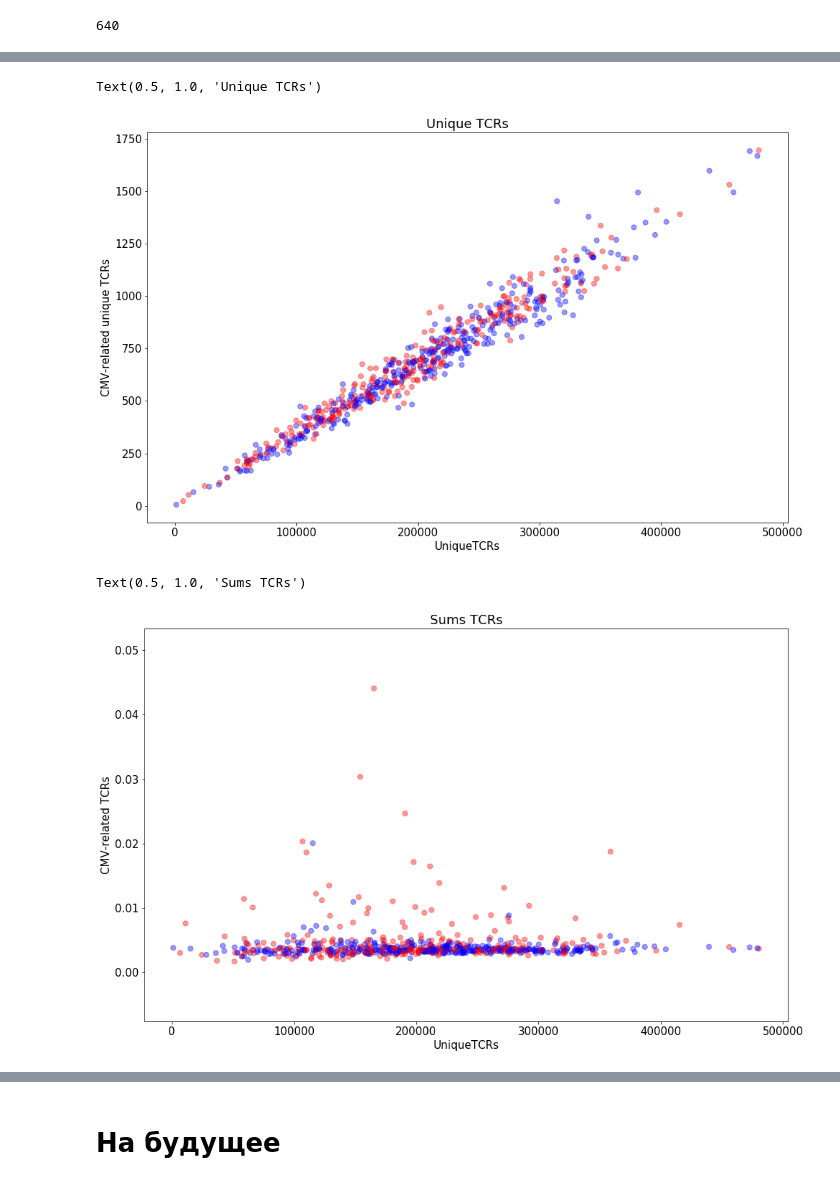
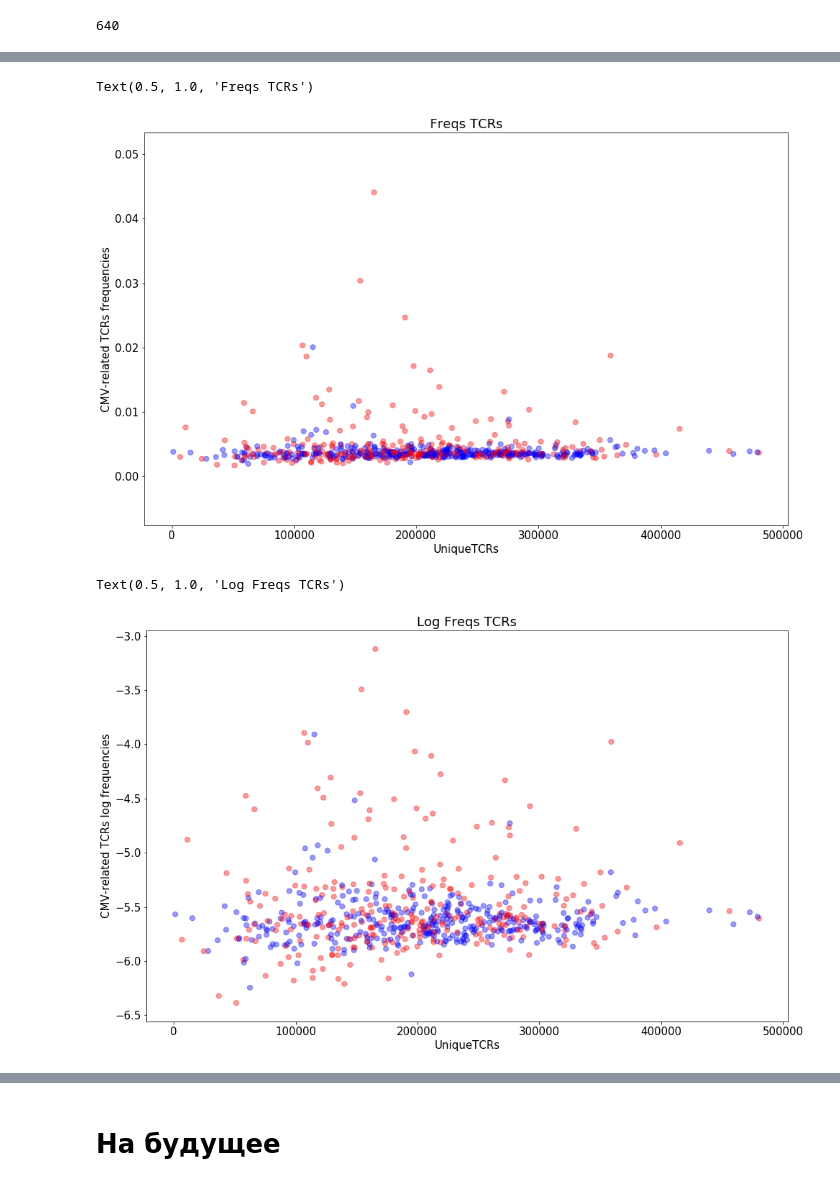
Before and after one commit to akseshina/CMV_project, a Jupyter notebook: vdjmatch_to_cmv_vdjdb/analyze_results.ipynb, the cells around one changed output, grey strips where cells are left out. Cells and saved outputs as stored; diff of their text form; code cells hidden in the pictures.

```diff
--- a/vdjmatch_to_cmv_vdjdb/analyze_results.ipynb
+++ b/vdjmatch_to_cmv_vdjdb/analyze_results.ipynb
@@ -92,22 +103,22 @@ len(meta_s)
 # %%
 plt.figure(figsize=(16, 10))
-plt.scatter(meta_s['unique_TCR'], meta_s['CMV_unique'],
+plt.scatter(meta_s['unique_TCR'], meta_s['CMV_count'] / meta_s['sum_count'],
             c=meta_s['col'],
             alpha=0.4, s=50)
 plt.xlabel('UniqueTCRs')
-plt.ylabel('CMV-related unique TCRs')
-plt.title('Unique TCRs')
+plt.ylabel('CMV-related TCRs frequencies')
+plt.title('Freqs TCRs')
 # %% [output]
-Text(0.5, 1.0, 'Unique TCRs')
+Text(0.5, 1.0, 'Freqs TCRs')
-[figure, old version]
+[figure, new version]
 # %%
 plt.figure(figsize=(16, 10))
-plt.scatter(meta_s['unique_TCR'], meta_s['CMV_count'] / meta_s['sum_count'],
+plt.scatter(meta_s['unique_TCR'], np.log(meta_s['CMV_count'] / meta_s['sum_count']),
             c=meta_s['col'],
             alpha=0.4, s=50)
 plt.xlabel('UniqueTCRs')
-plt.ylabel('CMV-related TCRs frequencies')
-plt.title('Sums TCRs')
+plt.ylabel('CMV-related TCRs log frequencies')
+plt.title('Log Freqs TCRs')
 # %% [output]
-Text(0.5, 1.0, 'Sums TCRs')
+Text(0.5, 1.0, 'Log Freqs TCRs')
-[figure, old version]
+[figure, new version]
```
Also changed, not shown: parts of 14 cells of this notebook, 22 other files.
